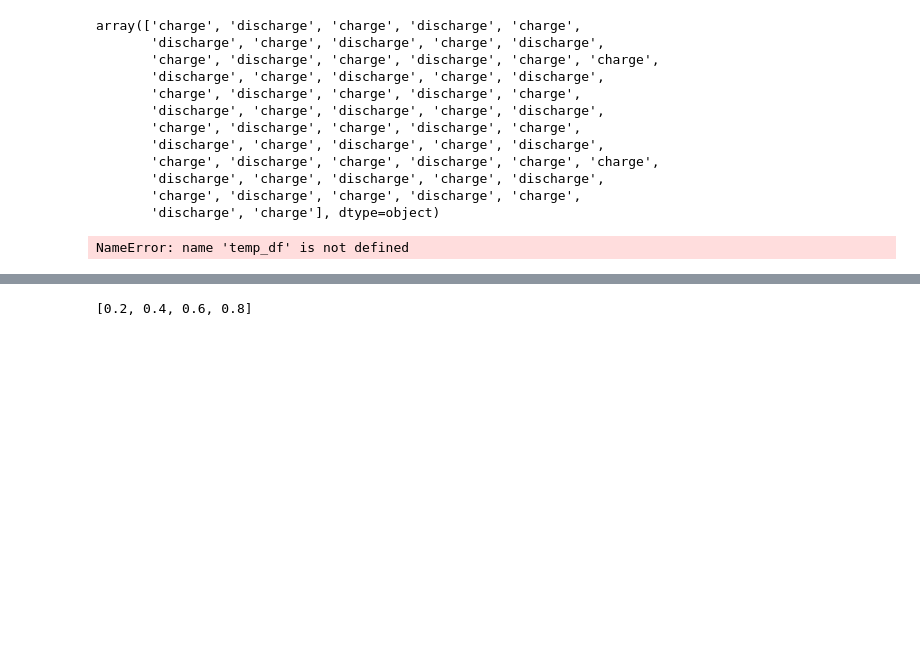
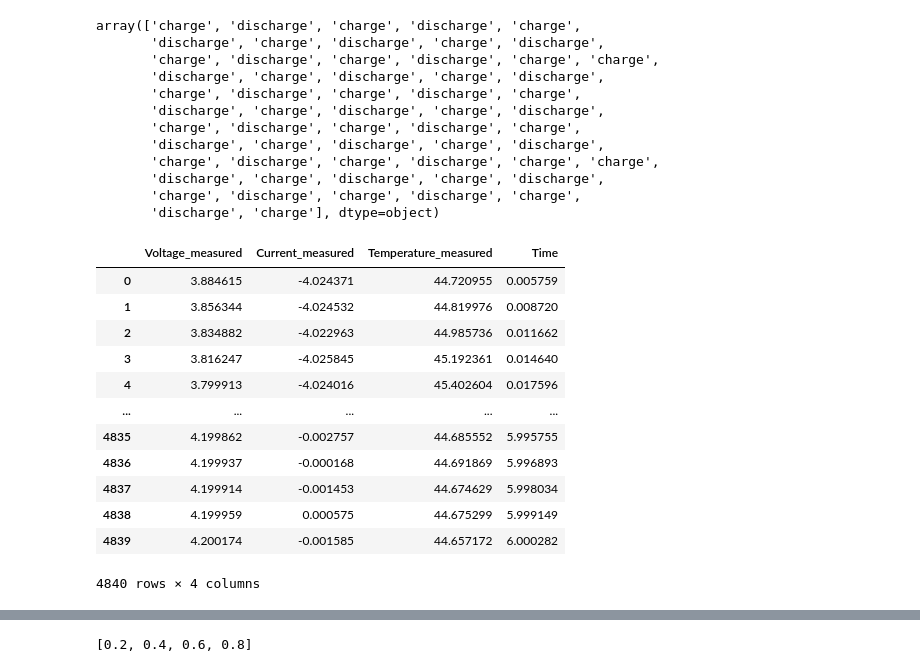
Before and after one commit to SilvianC/Almighty, a Jupyter notebook: data/BMS 데이터 산출.ipynb, the cells around one changed output, grey strips where cells are left out. Cells and saved outputs as stored; diff of their text form; code cells hidden in the pictures; blank space fills up the shorter version.

```diff
--- a/data/BMS 데이터 산출.ipynb
+++ b/data/BMS 데이터 산출.ipynb
@@ -64,7 +64,20 @@ for battery_id in battery_id_df[9:10]:
 
         temp_df = temp_df[temp_df.columns[~temp_df.columns.isin(['Current_load', 'Voltage_load', 'Current_charge', 'Voltage_charge'])]]
         vit_df = pd.concat([vit_df, temp_df], ignore_index=True)
-# %%
-temp_df
-# %% [output]
-NameError: name 'temp_df' is not defined
+# %%
+test_df = pd.read_csv('./bms/SDINRB0029DX60.csv')
+test_df
+# %% [output]
+|  | Voltage_measured | Current_measured | Temperature_measured | Time |
+| 0 | 3.884615 | -4.024371 | 44.720955 | 0.005759 |
+| 1 | 3.856344 | -4.024532 | 44.819976 | 0.008720 |
+| 2 | 3.834882 | -4.022963 | 44.985736 | 0.011662 |
+| 3 | 3.816247 | -4.025845 | 45.192361 | 0.014640 |
+| 4 | 3.799913 | -4.024016 | 45.402604 | 0.017596 |
+| ... | ... | ... | ... | ... |
+| 4835 | 4.199862 | -0.002757 | 44.685552 | 5.995755 |
+| 4836 | 4.199937 | -0.000168 | 44.691869 | 5.996893 |
+| 4837 | 4.199914 | -0.001453 | 44.674629 | 5.998034 |
+| 4838 | 4.199959 | 0.000575 | 44.675299 | 5.999149 |
+| 4839 | 4.200174 | -0.001585 | 44.657172 | 6.000282 |
+4840 rows × 4 columns
```
Also changed, not shown: parts of 4 cells of this notebook, 1 other file.
